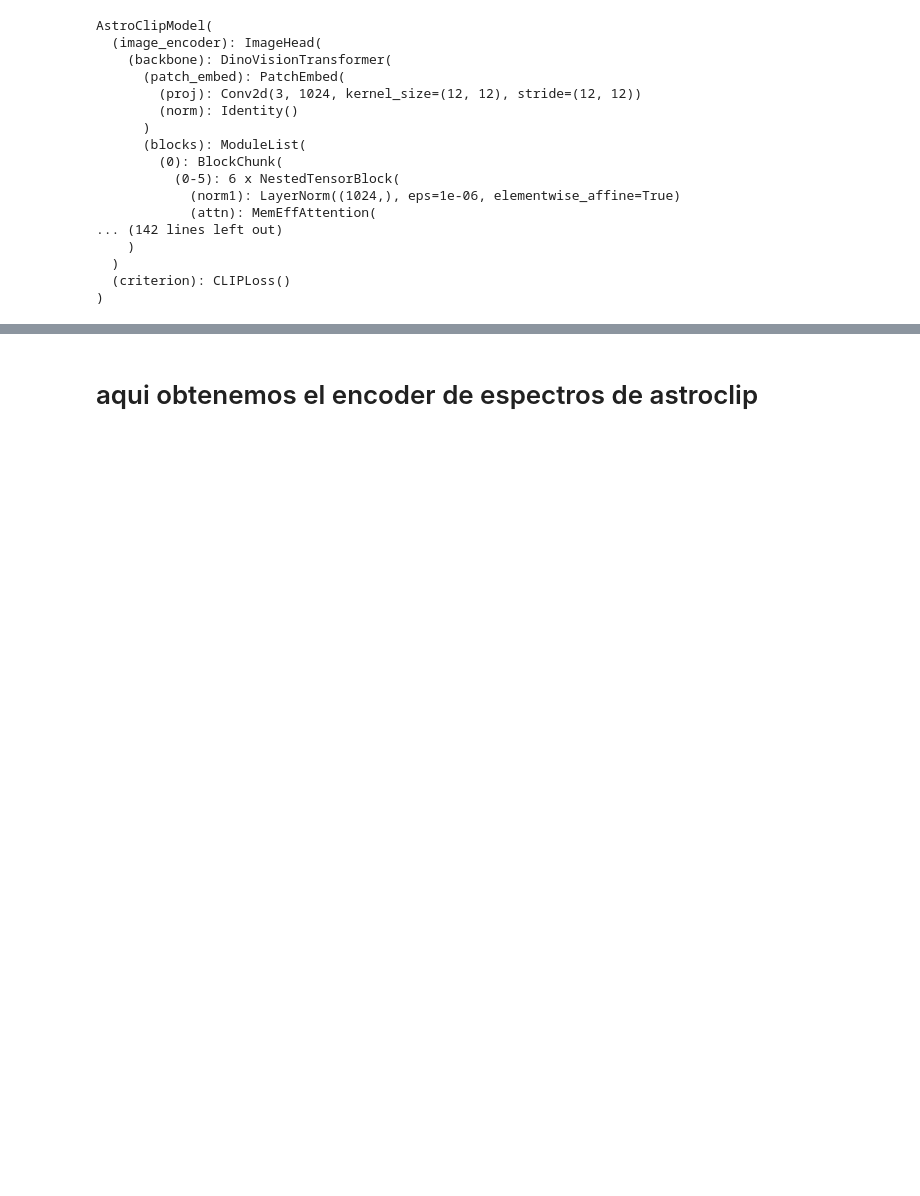
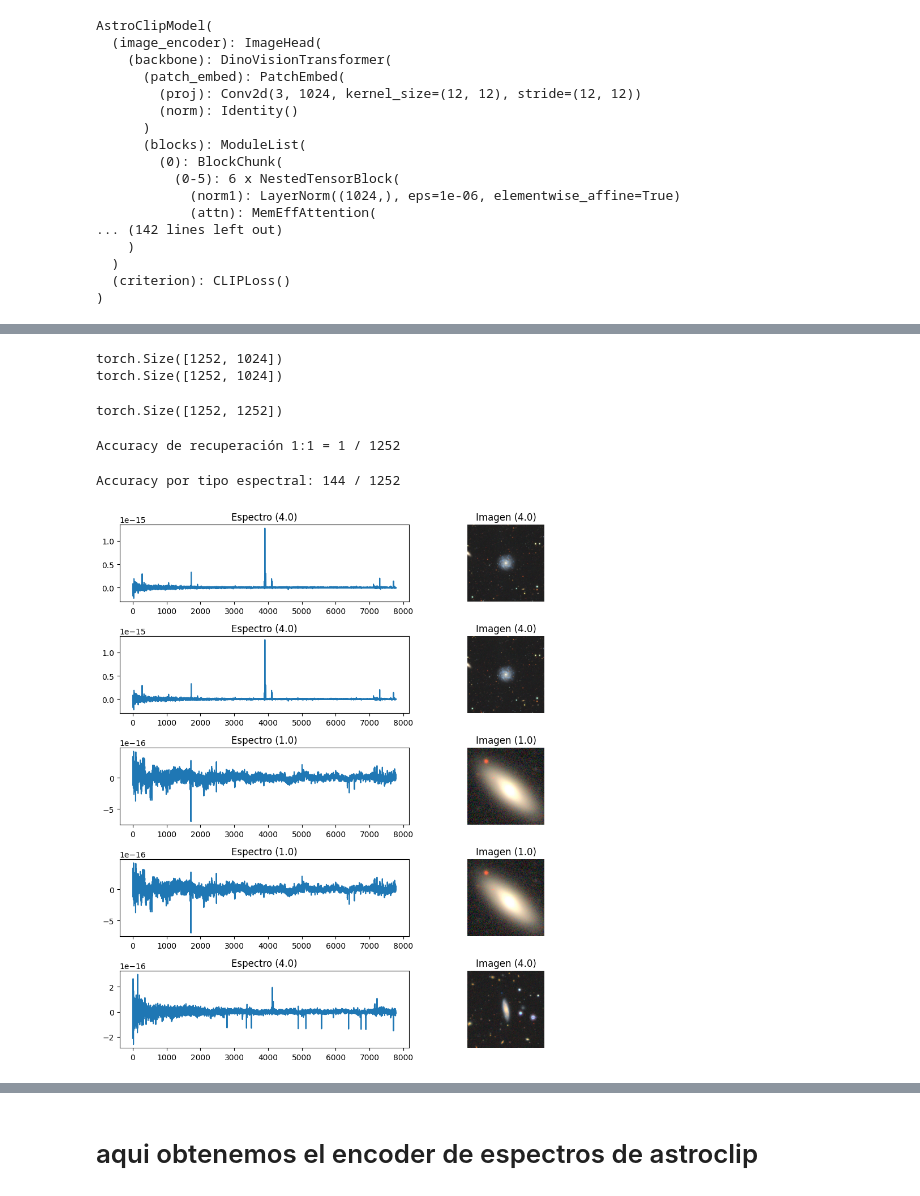
Before and after one commit to PabloGranciano/gibran_proyecto, a Jupyter notebook: main.ipynb, the cells around one changed output, grey strips where cells are left out. Drawn from its saved outputs; the diff is of its cells as text; code cells hidden in the pictures; blank space fills up the shorter version.

```diff
--- a/main.ipynb
+++ b/main.ipynb
@@ -137,0 +347,77 @@ def embed_image(path):
+# %%
+print(all_SPECTROS_norm.shape)
+print(all_IMAGENES_norm.shape)
+# %% [output]
+torch.Size([1252, 1024])
+torch.Size([1252, 1024])
+# %%
+similarity_matrix = all_SPECTROS_norm @ all_IMAGENES_norm.T  # producto punto
+# si normalizaste antes, esto es equivalente a coseno
+print(similarity_matrix.shape)
+# %% [output]
+torch.Size([1252, 1252])
+# %%
+correctos = 0
+
+for i in range(len(spectrum_jids)):
+    pred = int(similarity_matrix[i].argmax())
+    if pred == i:
+        correctos += 1
+
+print("Accuracy de recuperación 1:1 =", correctos, "/", len(spectrum_jids))
+# %% [output]
+Accuracy de recuperación 1:1 = 1 / 1252
+# %%
+correctos_tipo = 0
+
+for i in range(len(spectrum_jids)):
+    pred = int(similarity_matrix[i].argmax())
+
+    spec_type = df.loc[df["JID"] == spectrum_jids[i], "clase"].iloc[0]
+    img_type  = df.loc[df["JID"] == image_jids[pred], "clase"].iloc[0]
+
+    if spec_type == img_type:
+        correctos_tipo += 1
+
+print("Accuracy por tipo espectral:", correctos_tipo, "/", len(spectrum_jids))
+# %% [output]
+Accuracy por tipo espectral: 144 / 1252
+# %%
+import matplotlib.pyplot as plt
+import matplotlib.image as mpimg
+import os
+
+# Carpeta donde están las imágenes
+img_dir = "imagenes"
+
+# Número de ejemplos a mostrar
+n_examples = 5  # puedes cambiarlo al total o a los que quieras inspeccionar
+
+plt.figure(figsize=(10, 2 * n_examples))
+
+for i in range(n_examples):
+    jid = spectrum_jids[i]  # mismo JID para espectro e imagen
+
+    # Extraer espectro del DataFrame
+    spectrum = df.loc[df["JID"] == jid, "flux_plane_rest"].values[0]  # cambia "spectrum_column" por el nombre real de la columna de espectros
+    spec_type = df.loc[df["JID"] == jid, "clase"].iloc[0]
+
+    # Cargar imagen
+    img_path = os.path.join(img_dir, f"{jid}.jpg")
+    img = mpimg.imread(img_path)
+
+    # Mostrar espectro
+    plt.subplot(n_examples, 2, 2*i+1)
+    plt.plot(spectrum)
+    plt.title(f"Espectro ({spec_type})")
+
+    # Mostrar imagen
+    plt.subplot(n_examples, 2, 2*i+2)
+    plt.imshow(img)
+    plt.axis('off')
+    plt.title(f"Imagen ({spec_type})")
+
+plt.tight_layout()
+plt.show()
+# %% [output]
+[figure, added]
```
Also changed, not shown: parts of 28 cells of this notebook.
